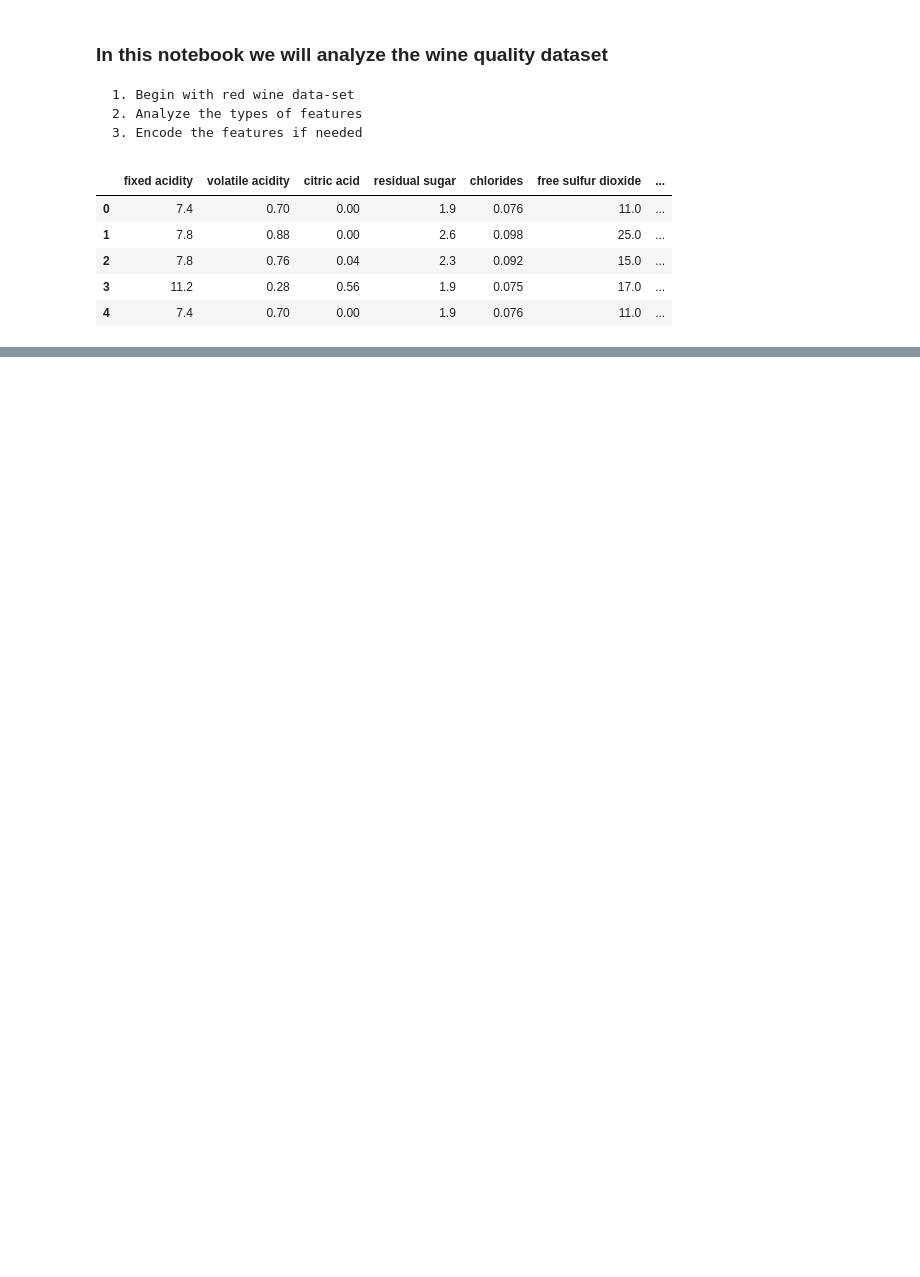
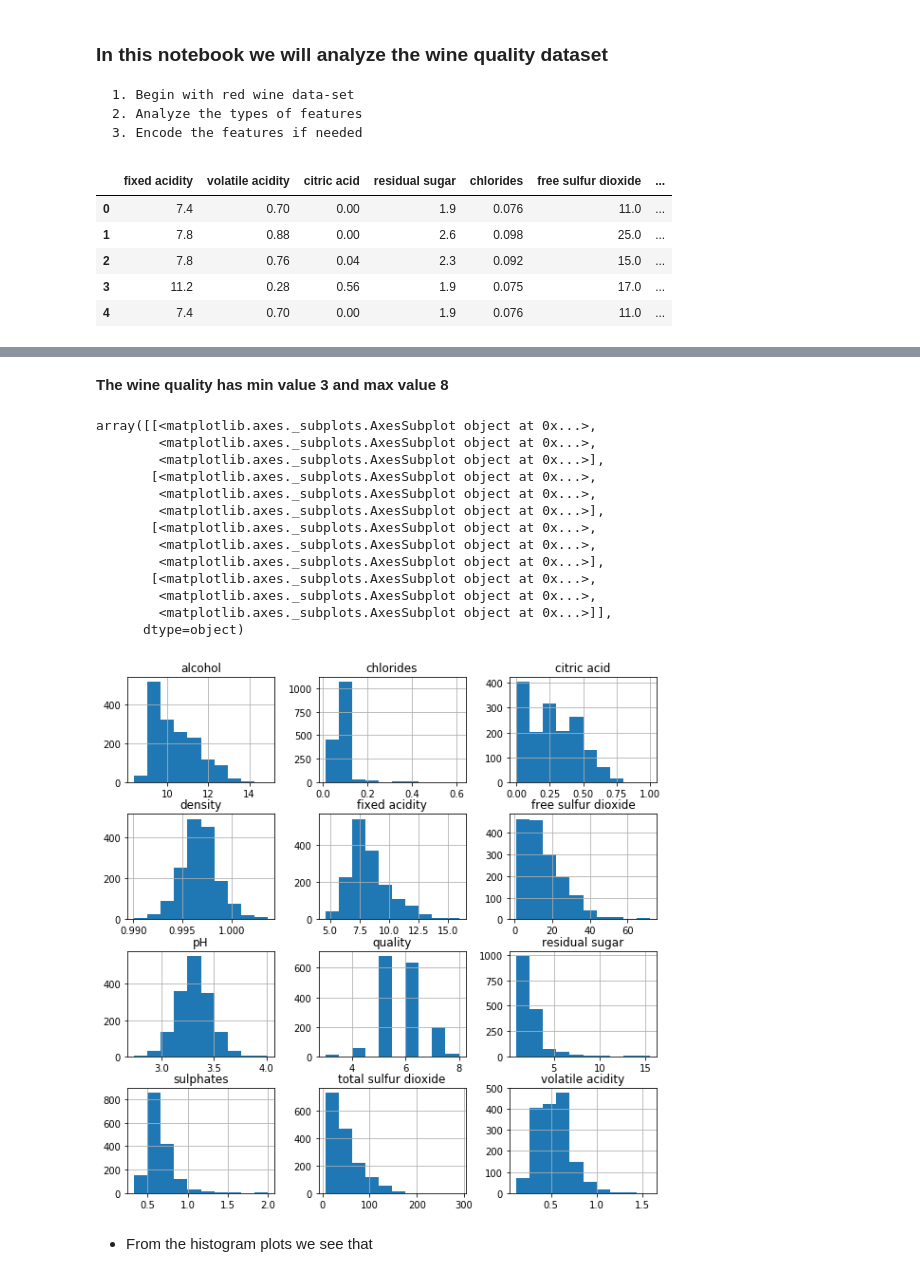
Before and after one commit to debajyoti94/linearRegression, a Jupyter notebook: notebooks/EDA_wine_quality.ipynb, the cells around one changed output, grey strips where cells are left out. Drawn from its saved outputs; the diff is of its cells as text; code cells hidden in the pictures; blank space fills up the shorter version.

Commit message:
Began with EDA on the wine dataset.

```diff
--- a/notebooks/EDA_wine_quality.ipynb
+++ b/notebooks/EDA_wine_quality.ipynb
@@ -26,0 +62,21 @@ wine_dataset.head()
+# %% [markdown]
+**The wine quality has min value 3 and max value 8**
+# %%
+wine_dataset.hist(figsize=(10,10))
+# %% [output]
+array([[<matplotlib.axes._subplots.AxesSubplot object at 0x...>,
+        <matplotlib.axes._subplots.AxesSubplot object at 0x...>,
+        <matplotlib.axes._subplots.AxesSubplot object at 0x...>],
+       [<matplotlib.axes._subplots.AxesSubplot object at 0x...>,
+        <matplotlib.axes._subplots.AxesSubplot object at 0x...>,
+        <matplotlib.axes._subplots.AxesSubplot object at 0x...>],
+       [<matplotlib.axes._subplots.AxesSubplot object at 0x...>,
+        <matplotlib.axes._subplots.AxesSubplot object at 0x...>,
+        <matplotlib.axes._subplots.AxesSubplot object at 0x...>],
+       [<matplotlib.axes._subplots.AxesSubplot object at 0x...>,
+        <matplotlib.axes._subplots.AxesSubplot object at 0x...>,
+        <matplotlib.axes._subplots.AxesSubplot object at 0x...>]],
+      dtype=object)
+[figure, added]
+# %% [markdown]
+- From the histogram plots we see that
```
Also changed, not shown: parts of 6 cells of this notebook.
